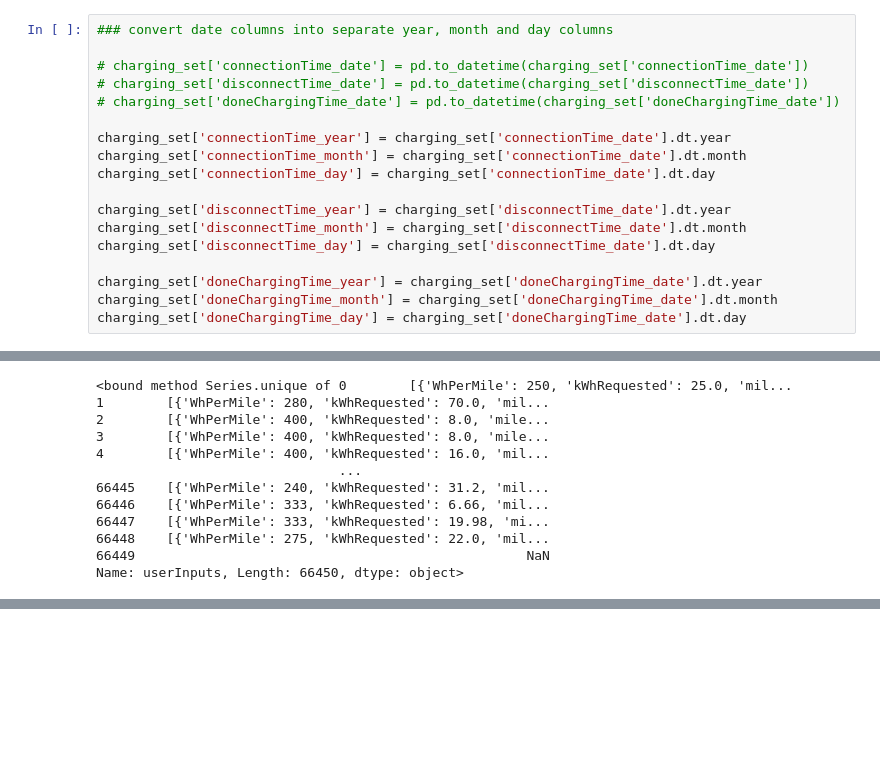
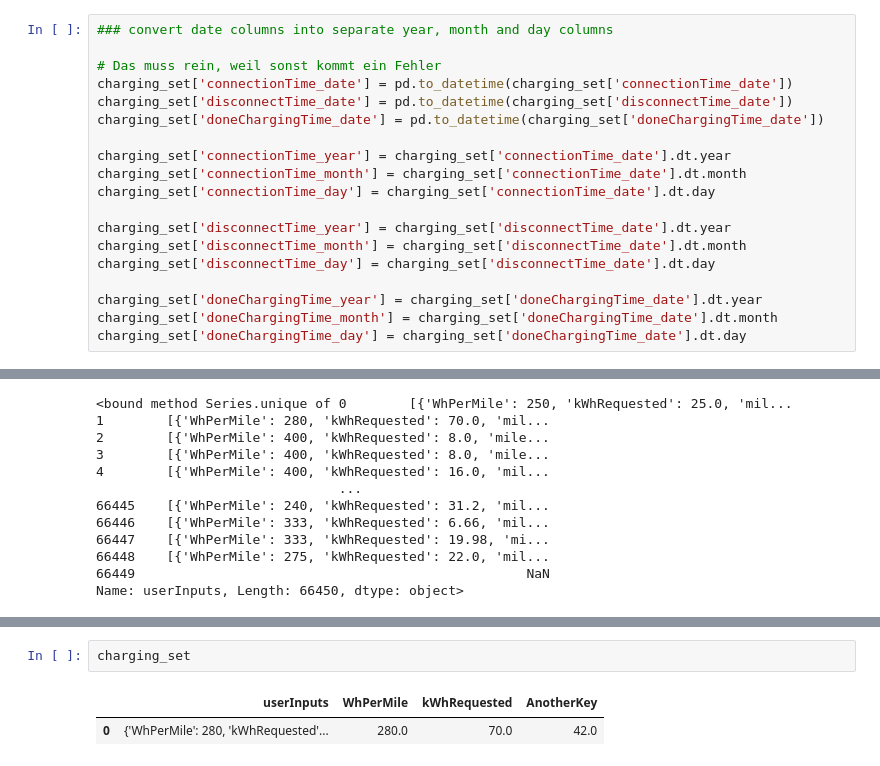
Before and after one commit to ge02/GinyuForce, a Jupyter notebook: data_prep_charging_set.ipynb, the cells around one changed output, grey strips where cells are left out. Saved outputs shown, nothing was run; the diff lists cells and outputs as text; blank space fills up the shorter version.

```diff
--- a/data_prep_charging_set.ipynb
+++ b/data_prep_charging_set.ipynb
@@ -179,9 +184,10 @@ charging_set['doneChargingTime_time'] = charging_set['doneChargingTime'].dt.time
 # %%
 ### convert date columns into separate year, month and day columns
 
-# charging_set['connectionTime_date'] = pd.to_datetime(charging_set['connectionTime_date'])
-# charging_set['disconnectTime_date'] = pd.to_datetime(charging_set['disconnectTime_date'])
-# charging_set['doneChargingTime_date'] = pd.to_datetime(charging_set['doneChargingTime_date'])
+# Das muss rein, weil sonst kommt ein Fehler
+charging_set['connectionTime_date'] = pd.to_datetime(charging_set['connectionTime_date'])
+charging_set['disconnectTime_date'] = pd.to_datetime(charging_set['disconnectTime_date'])
+charging_set['doneChargingTime_date'] = pd.to_datetime(charging_set['doneChargingTime_date'])
 
 charging_set['connectionTime_year'] = charging_set['connectionTime_date'].dt.year
 charging_set['connectionTime_month'] = charging_set['connectionTime_date'].dt.month
@@ -304,0 +318,5 @@ Name: userInputs, Length: 66450, dtype: object>
+# %%
+charging_set
+# %% [output]
+|  | userInputs | WhPerMile | kWhRequested | AnotherKey |
+| 0 | {'WhPerMile': 280, 'kWhRequested'... | 280.0 | 70.0 | 42.0 |
```
Also changed, not shown: parts of 8 cells of this notebook.
